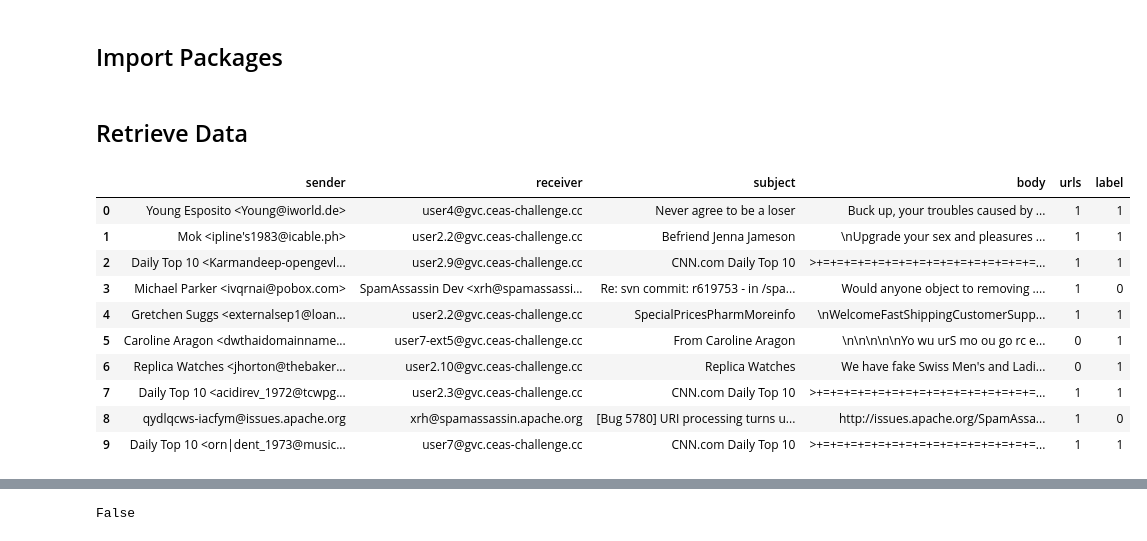
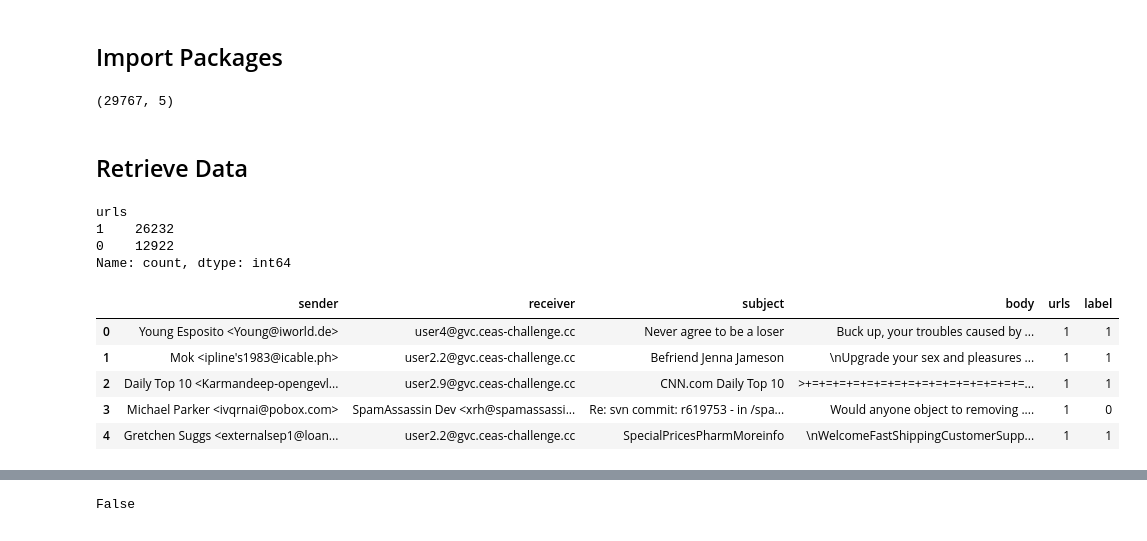
Before and after one commit to lunagpprado/scam_detector_p2, a Jupyter notebook: p2_decision_tree.ipynb, the cells around one changed output, grey strips where cells are left out. Drawn from its saved outputs; the diff is of its cells as text; code cells hidden in the pictures.

```diff
--- a/p2_decision_tree.ipynb
+++ b/p2_decision_tree.ipynb
@@ -13,22 +26,28 @@ from sklearn.feature_extraction.text import TfidfVectorizer
+# %%
+data2.shape
+# %% [output]
+(29767, 5)
 # %% [markdown]
 ## Retrieve Data
 # %%
 col_names = ['sender', 'receiver', 'subject', 'body', 'label', 'urls']
 path = "./data/CEAS_08.csv"
 data1 = pd.read_csv(path)
 data1 = data1.drop('date', axis=1)
 col_names[-1], col_names[-2] = col_names[-2], col_names[-1]
 data1 = data1[col_names]
 data1.head(10)
+counts = data1['urls'].value_counts()
+print(counts)
+data1.head()
 # %% [output]
+urls
+1    26232
+0    12922
+Name: count, dtype: int64
 |  | sender | receiver | subject | body | urls | label |
 | 0 | Young Esposito <Young@iworld.de> | user4@gvc.ceas-challenge.cc | Never agree to be a loser | Buck up, your troubles caused by ... | 1 | 1 |
 | 1 | Mok <ipline's1983@icable.ph> | user2.2@gvc.ceas-challenge.cc | Befriend Jenna Jameson | \nUpgrade your sex and pleasures ... | 1 | 1 |
 | 2 | Daily Top 10 <Karmandeep-opengevl... | user2.9@gvc.ceas-challenge.cc | CNN.com Daily Top 10 | >+=+=+=+=+=+=+=+=+=+=+=+=+=+=+=+=... | 1 | 1 |
 | 3 | Michael Parker <ivqrnai@pobox.com> | SpamAssassin Dev <xrh@spamassassi... | Re: svn commit: r619753 - in /spa... | Would anyone object to removing .... | 1 | 0 |
 | 4 | Gretchen Suggs <externalsep1@loan... | user2.2@gvc.ceas-challenge.cc | SpecialPricesPharmMoreinfo | \nWelcomeFastShippingCustomerSupp... | 1 | 1 |
-| 5 | Caroline Aragon <dwthaidomainname... | user7-ext5@gvc.ceas-challenge.cc | From Caroline Aragon | \n\n\n\n\nYo wu urS mo ou go rc e... | 0 | 1 |
-| 6 | Replica Watches <jhorton@thebaker... | user2.10@gvc.ceas-challenge.cc | Replica Watches | We have fake Swiss Men's and Ladi... | 0 | 1 |
-| 7 | Daily Top 10 <acidirev_1972@tcwpg... | user2.3@gvc.ceas-challenge.cc | CNN.com Daily Top 10 | >+=+=+=+=+=+=+=+=+=+=+=+=+=+=+=+=... | 1 | 1 |
-| 8 | qydlqcws-iacfym@issues.apache.org | xrh@spamassassin.apache.org | [Bug 5780] URI processing turns u... | http://issues.apache.org/SpamAssa... | 1 | 0 |
-| 9 | Daily Top 10 <orn|dent_1973@music... | user7@gvc.ceas-challenge.cc | CNN.com Daily Top 10 | >+=+=+=+=+=+=+=+=+=+=+=+=+=+=+=+=... | 1 | 1 |
```
Also changed, not shown: parts of 37 cells of this notebook.
